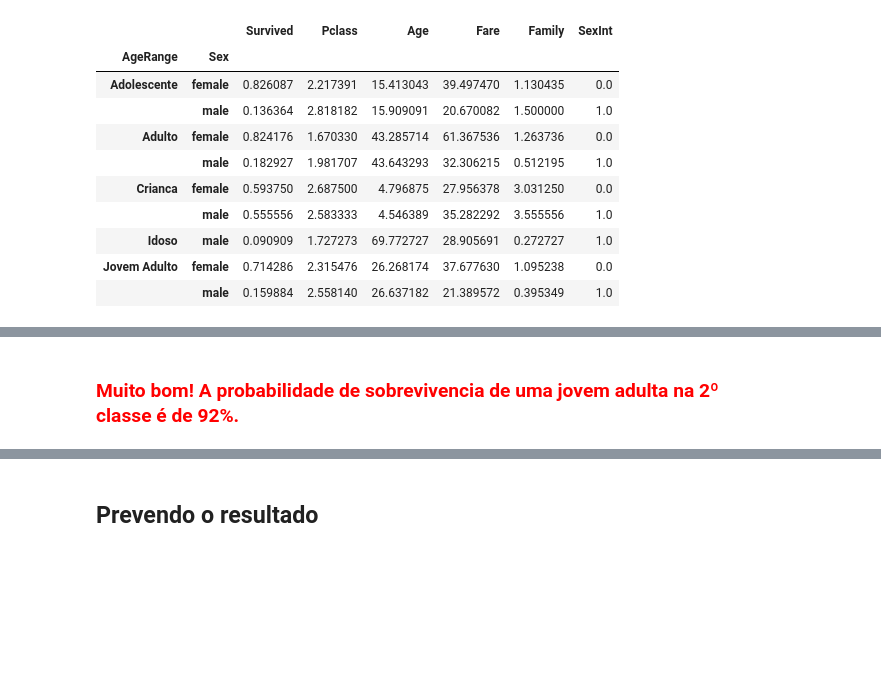
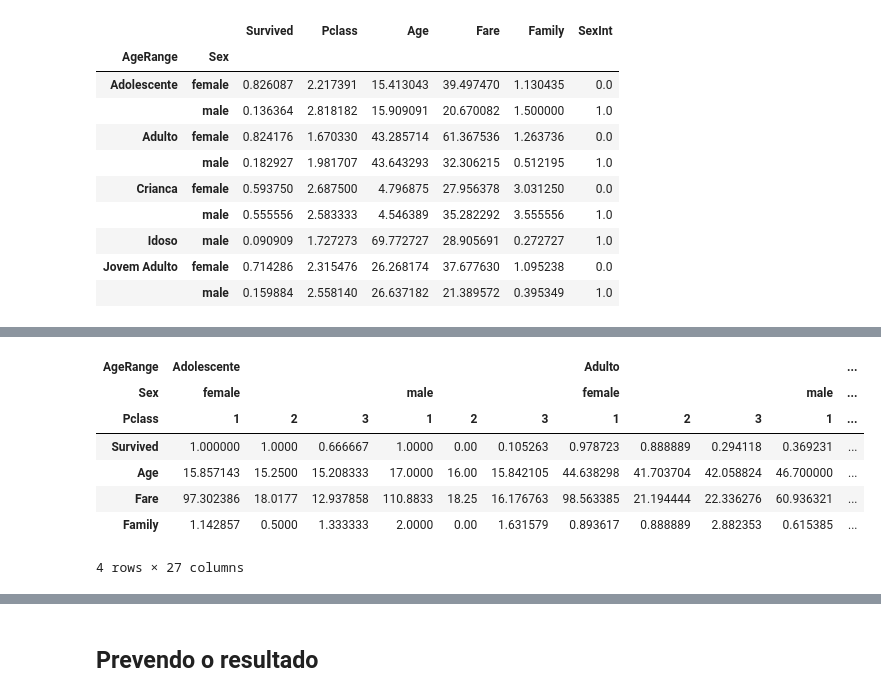
Before and after one commit to liebycardoso/Data_Analysis, a Jupyter notebook: Titanic.ipynb, the cells around one changed output, grey strips where cells are left out. Drawn from its saved outputs; the diff is of its cells as text; code cells hidden in the pictures; blank space fills up the shorter version.

```diff
--- a/Titanic.ipynb
+++ b/Titanic.ipynb
@@ -689,2 +725,12 @@ faixa_etaria_genero
-# %% [markdown]
-### <font color='Red'>Muito bom! A probabilidade de sobrevivencia de uma jovem adulta na 2º classe é de 92%.</font>
+# %%
+jovem_adulta = titanic_df.groupby(['AgeRange','Sex','Pclass']).mean().T
+jovem_adulta
+# %% [output]
+| AgeRange | Adolescente |  |  |  |  |  | Adulto |  |  |  | ... |
+| Sex | female |  |  | male |  |  | female |  |  | male | ... |
+| Pclass | 1 | 2 | 3 | 1 | 2 | 3 | 1 | 2 | 3 | 1 | ... |
+| Survived | 1.000000 | 1.0000 | 0.666667 | 1.0000 | 0.00 | 0.105263 | 0.978723 | 0.888889 | 0.294118 | 0.369231 | ... |
+| Age | 15.857143 | 15.2500 | 15.208333 | 17.0000 | 16.00 | 15.842105 | 44.638298 | 41.703704 | 42.058824 | 46.700000 | ... |
+| Fare | 97.302386 | 18.0177 | 12.937858 | 110.8833 | 18.25 | 16.176763 | 98.563385 | 21.194444 | 22.336276 | 60.936321 | ... |
+| Family | 1.142857 | 0.5000 | 1.333333 | 2.0000 | 0.00 | 1.631579 | 0.893617 | 0.888889 | 2.882353 | 0.615385 | ... |
+4 rows × 27 columns
```
Also changed, not shown: parts of 28 cells of this notebook.
